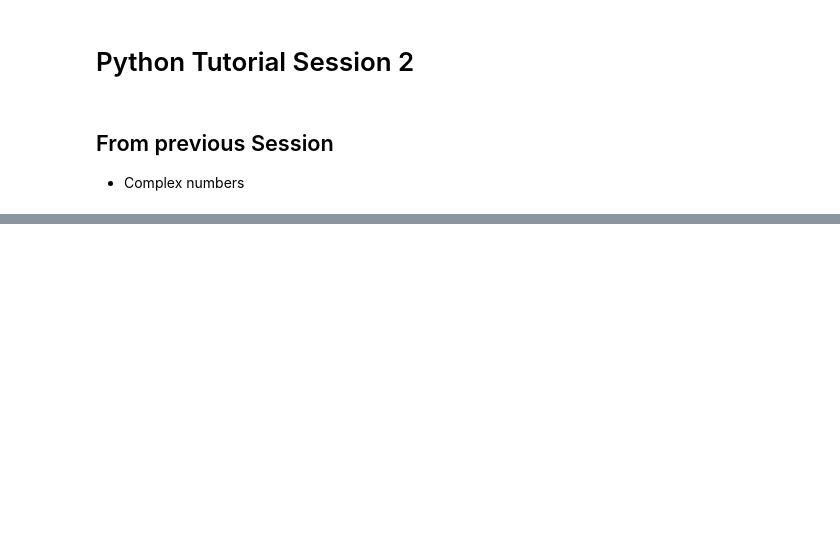
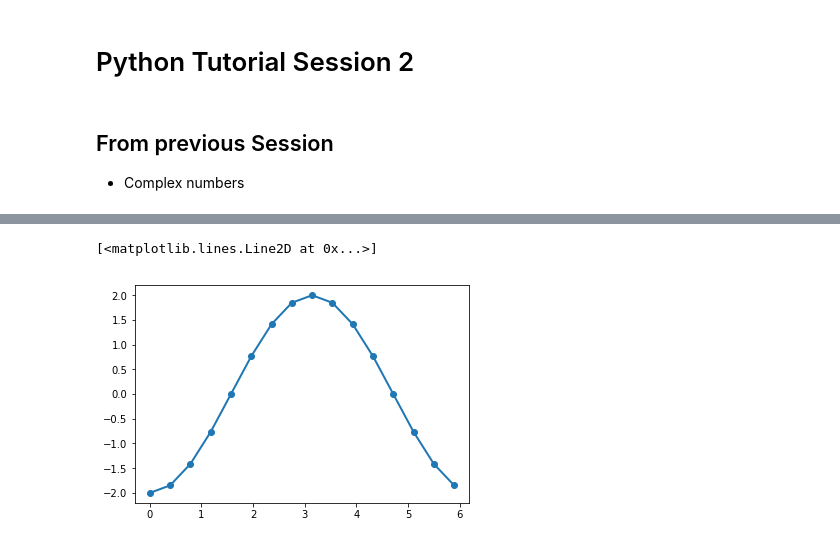
Before and after one commit to TrivediGroup/python-tutorial, a Jupyter notebook: Session2.ipynb, the cells around one changed output, grey strips where cells are left out. Saved outputs shown, nothing was run; the diff lists cells and outputs as text; code cells hidden in the pictures; blank space fills up the shorter version.

```diff
--- a/Session2.ipynb
+++ b/Session2.ipynb
@@ -20,0 +57,18 @@ $$
+# %%
+def make_hamiltonian(t0, t1, t2):
+    def hamiltonian(kx):
+        return -t0 - 2 * t1 * np.cos(kx) - 2 * t2 * np.cos(2*kx)
+    return hamiltonian
+# %%
+h1 = make_hamiltonian(0.0, 1.0, 0.0)
+# %%
+kxs = np.linspace(0, 2*np.pi, 16, endpoint=False)
+# %%
+e1 = []
+for kx in kxs:
+    e1.append( h1(kx) )
+# %%
+plt.plot(kxs, e1, 'o-', linewidth=2)
+# %% [output]
+[<matplotlib.lines.Line2D at 0x...>]
+[figure, added]
```
Also changed, not shown: parts of 49 cells of this notebook.
